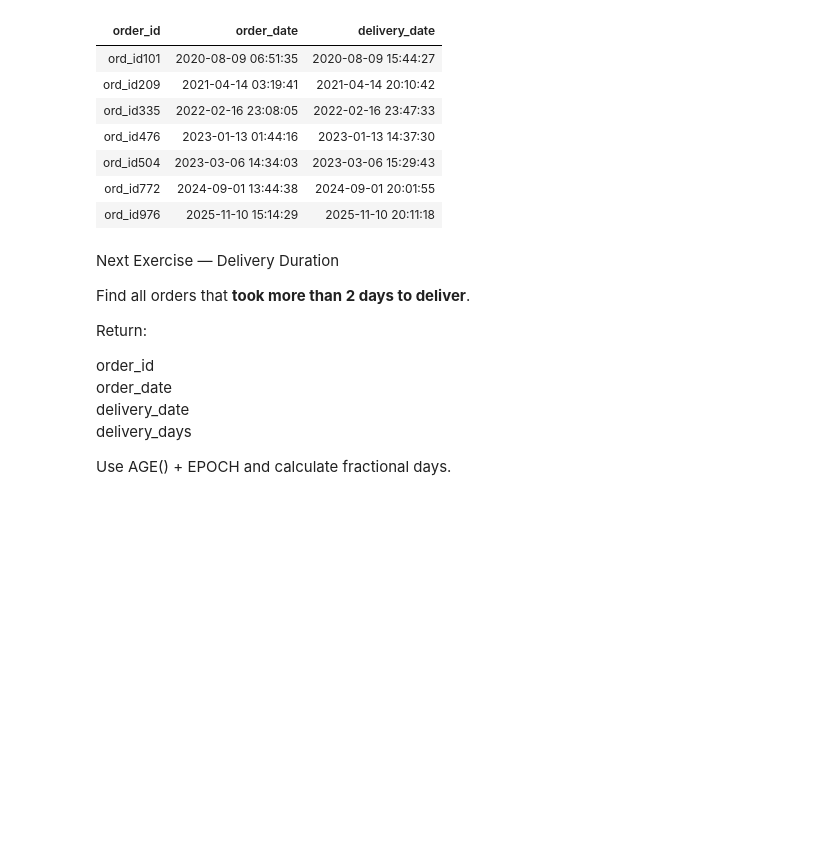
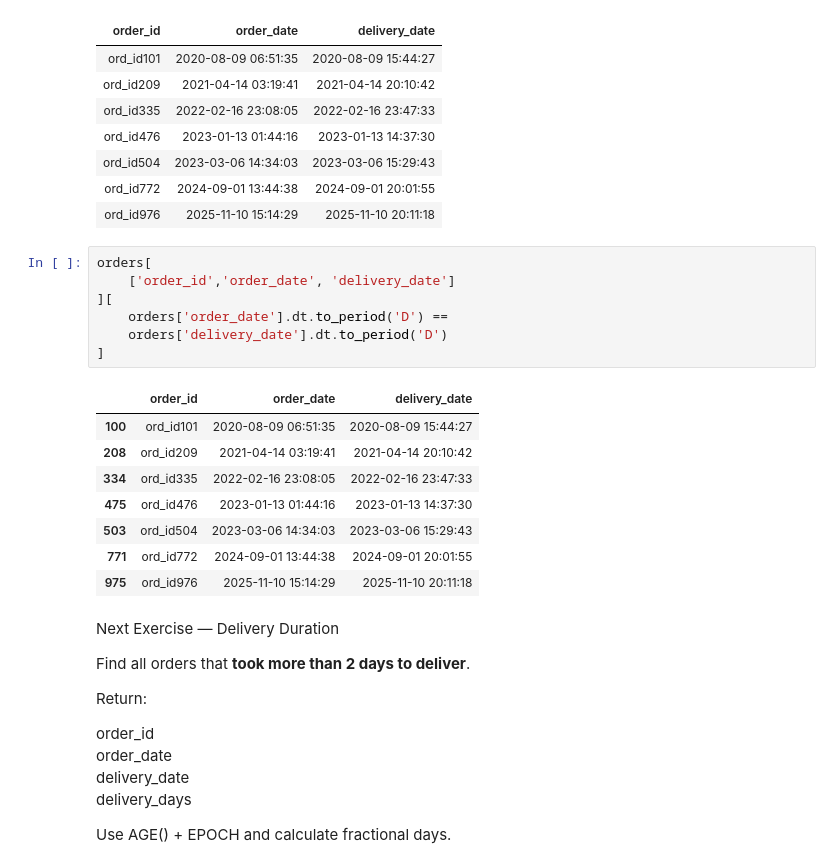
Before and after one commit to umesh-creates/sql_pandas_exercise_and_notes, a Jupyter notebook: retail_analysis exercise/date _and_time.ipynb, the cells around one changed output. Cells and saved outputs as stored; diff of their text form; blank space fills up the shorter version.

```diff
--- a/retail_analysis exercise/date _and_time.ipynb
+++ b/retail_analysis exercise/date _and_time.ipynb
@@ -2992,6 +3089,22 @@ Running query in 'postgresql://postgres.zdtizyvifuiegbbfpsee:***@aws-0-ap-southe
 | ord_id504 | 2023-03-06 14:34:03 | 2023-03-06 15:29:43 |
 | ord_id772 | 2024-09-01 13:44:38 | 2024-09-01 20:01:55 |
 | ord_id976 | 2025-11-10 15:14:29 | 2025-11-10 20:11:18 |
+# %%
+orders[
+    ['order_id','order_date', 'delivery_date']
+][
+    orders['order_date'].dt.to_period('D') ==
+    orders['delivery_date'].dt.to_period('D')
+]
+# %% [output]
+|  | order_id | order_date | delivery_date |
+| 100 | ord_id101 | 2020-08-09 06:51:35 | 2020-08-09 15:44:27 |
+| 208 | ord_id209 | 2021-04-14 03:19:41 | 2021-04-14 20:10:42 |
+| 334 | ord_id335 | 2022-02-16 23:08:05 | 2022-02-16 23:47:33 |
+| 475 | ord_id476 | 2023-01-13 01:44:16 | 2023-01-13 14:37:30 |
+| 503 | ord_id504 | 2023-03-06 14:34:03 | 2023-03-06 15:29:43 |
+| 771 | ord_id772 | 2024-09-01 13:44:38 | 2024-09-01 20:01:55 |
+| 975 | ord_id976 | 2025-11-10 15:14:29 | 2025-11-10 20:11:18 |
 # %% [markdown]
 Next Exercise — Delivery Duration
 
```
Also changed, not shown: parts of 13 cells of this notebook.
